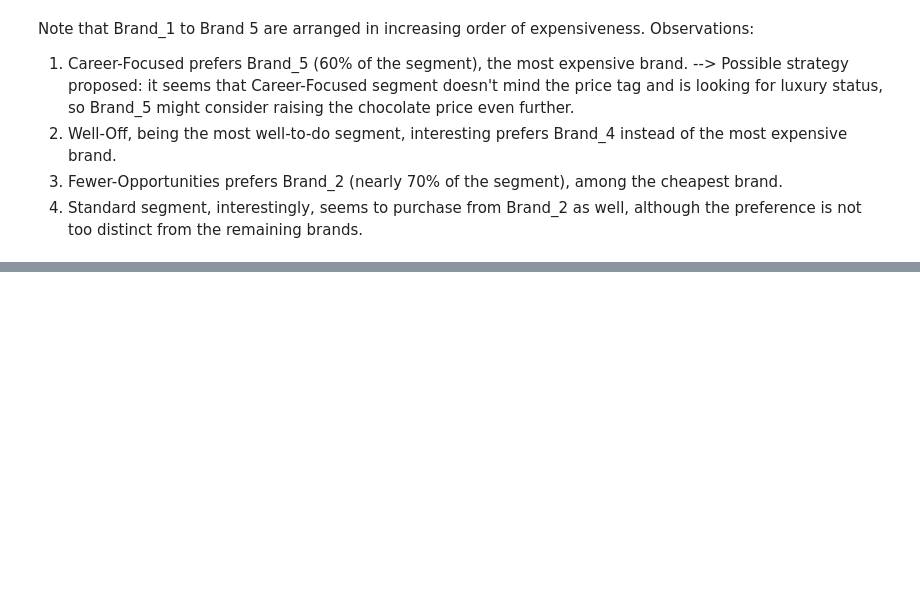
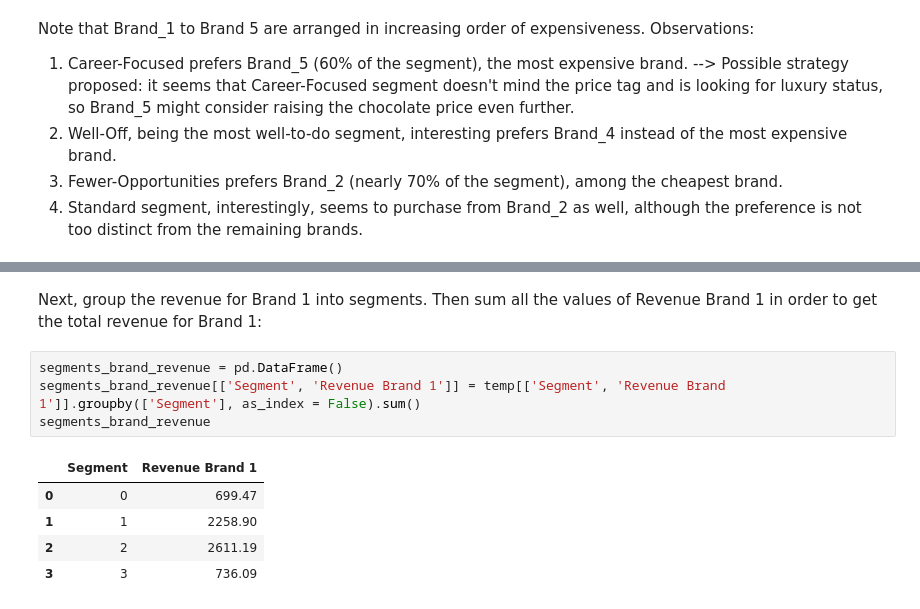
Before and after one commit to mihnguyen/udemy-customer-analytics, a Jupyter notebook: purchase-prediction/notebook_Purchase_Prediction.ipynb, the cells around one changed output, grey strips where cells are left out. Drawn from its saved outputs; the diff is of its cells as text; blank space fills up the shorter version.

```diff
--- a/purchase-prediction/notebook_Purchase_Prediction.ipynb
+++ b/purchase-prediction/notebook_Purchase_Prediction.ipynb
@@ -418,0 +470,12 @@ Note that Brand_1 to Brand 5 are arranged in increasing order of expensiveness.
+# %% [markdown]
+Next, group the revenue for Brand 1 into segments. Then sum all the values of Revenue Brand 1 in order to get the total revenue for Brand 1:
+# %%
+segments_brand_revenue = pd.DataFrame()
+segments_brand_revenue[['Segment', 'Revenue Brand 1']] = temp[['Segment', 'Revenue Brand 1']].groupby(['Segment'], as_index = False).sum()
+segments_brand_revenue
+# %% [output]
+|  | Segment | Revenue Brand 1 |
+| 0 | 0 | 699.47 |
+| 1 | 1 | 2258.90 |
+| 2 | 2 | 2611.19 |
+| 3 | 3 | 736.09 |
```
Also changed, not shown: parts of 11 cells of this notebook.
